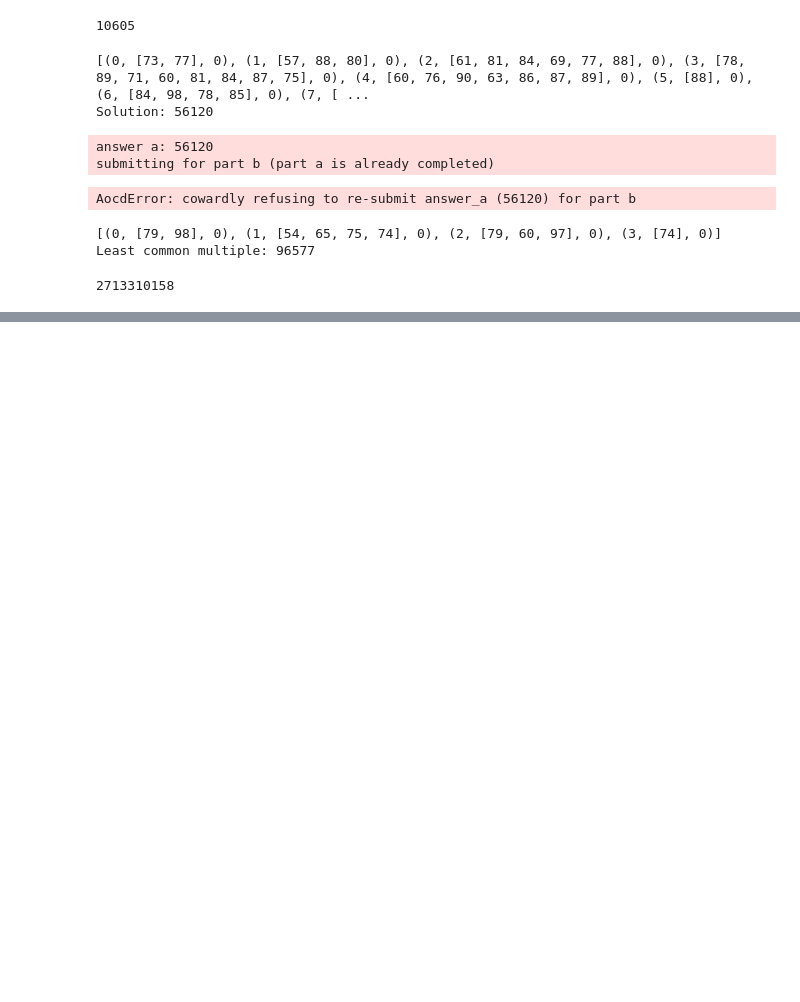
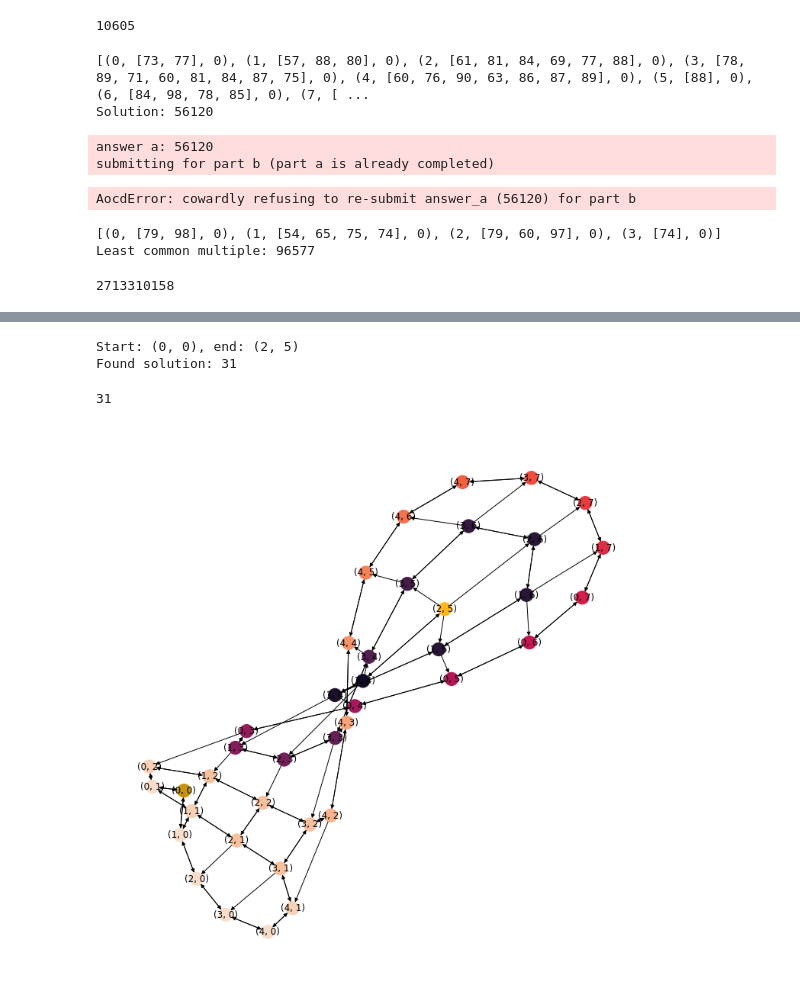
Before and after one commit to jfthuong/Advent-Code, a Jupyter notebook: 2022/Solve_Puzzles.ipynb, the cells around one changed output, grey strips where cells are left out. Cells and saved outputs as stored; diff of their text form; code cells hidden in the pictures; blank space fills up the shorter version.

Commit message:
Added solution for day 12

```diff
--- a/2022/Solve_Puzzles.ipynb
+++ b/2022/Solve_Puzzles.ipynb
@@ -1482,0 +1471,13 @@ Mastodon] this victory or [Return to Your Advent Calendar].
+# %%
+MINI_DATA = """
+Sabqponm
+abcryxxl
+accszExk
+acctuvwj
+abdefghi
+"""
+# %%
+import numpy as np
+
+data_grid = np.array([list(r) for r in MINI_DATA.strip().splitlines()])
+data_grid
@@ -1482,0 +1490,6 @@ Mastodon] this victory or [Return to Your Advent Calendar].
+# %%
+# Start and end position
+start = tuple(np.argwhere(data_grid == "S")[0])
+end = tuple(np.argwhere(data_grid == "E")[0])
+print(start, end)
+data_grid[start], data_grid[end]
@@ -1482,0 +1499,14 @@ Mastodon] this victory or [Return to Your Advent Calendar].
+# %%
+# Find the shortest path from start to end with only horizontal and vertical moves
+# We need to have the next position with a letter that is at most 1 letter after the current letter
+from collections import deque
+from typing import Tuple, List, Optional, cast
+
+Pos = Tuple[int, int]
+
+
+def get_neighbors(pos: Pos, width: int, height: int) -> List[Pos]:
+    """Get neighbors of a position"""
+    x, y = pos
+    neighbors = [(x + 1, y), (x - 1, y), (x, y + 1), (x, y - 1)]
+    return [n for n in neighbors if 0 <= n[0] < width and 0 <= n[1] < height]
@@ -1482,0 +1624,15 @@ Mastodon] this victory or [Return to Your Advent Calendar].
+# %%
+def get_shortest_path_from_str(data: str, show_graph: bool = False) -> int:
+    data_grid = np.array([list(r) for r in data.strip().splitlines()])
+    start = tuple(np.argwhere(data_grid == "S")[0])
+    end = tuple(np.argwhere(data_grid == "E")[0])
+    # return get_shortest_path(data_grid, start)
+    return get_shortest_path_graph(data_grid, start, end, show_graph=show_graph)
+
+
+get_shortest_path_from_str(MINI_DATA, show_graph=True)
+# %% [output]
+Start: (0, 0), end: (2, 5)
+Found solution: 31
+31
+[figure, added]
```
Also changed, not shown: parts of 42 cells of this notebook, 1 other file.
